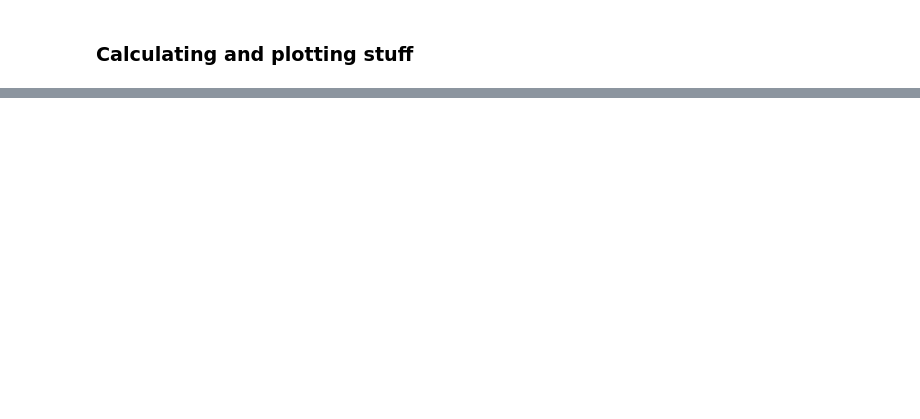
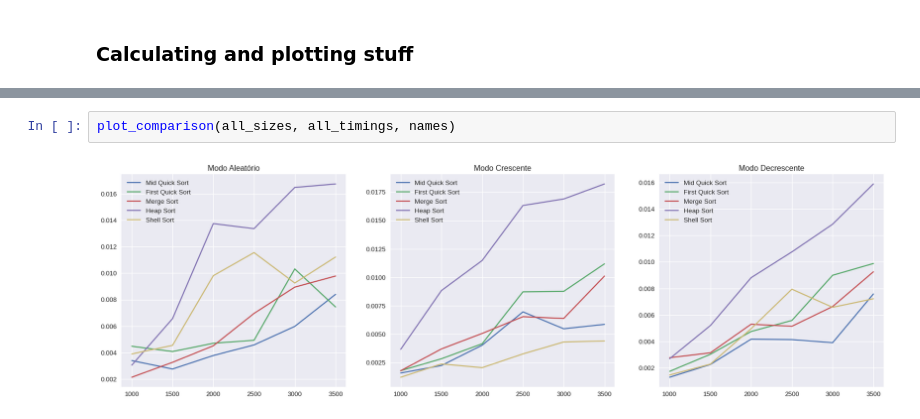
Before and after one commit to becelli/Sorting-Algorithms-Efficiency, a Jupyter notebook: Algorithms.ipynb, the cells around one changed output, grey strips where cells are left out. Saved outputs shown, nothing was run; the diff lists cells and outputs as text; blank space fills up the shorter version.

```diff
--- a/Algorithms.ipynb
+++ b/Algorithms.ipynb
@@ -373,0 +324,4 @@ complexity_graph(heap_sort, 100, 15000, step=500)
+# %%
+plot_comparison(all_sizes, all_timings, names)
+# %% [output]
+[figure, added]
```
Also changed, not shown: parts of 35 cells of this notebook.
